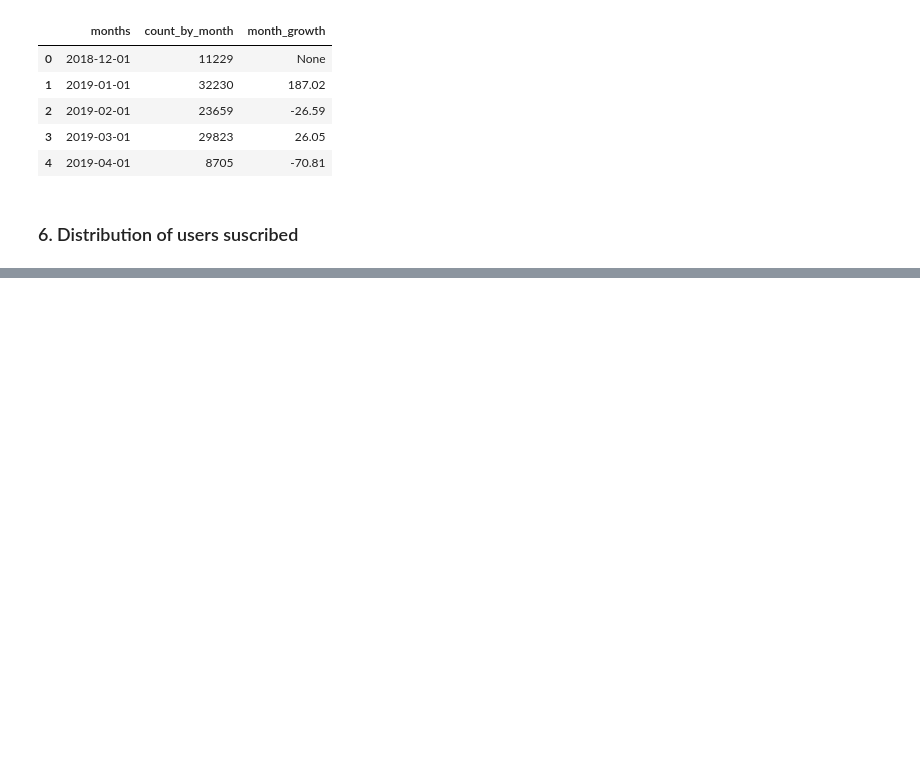
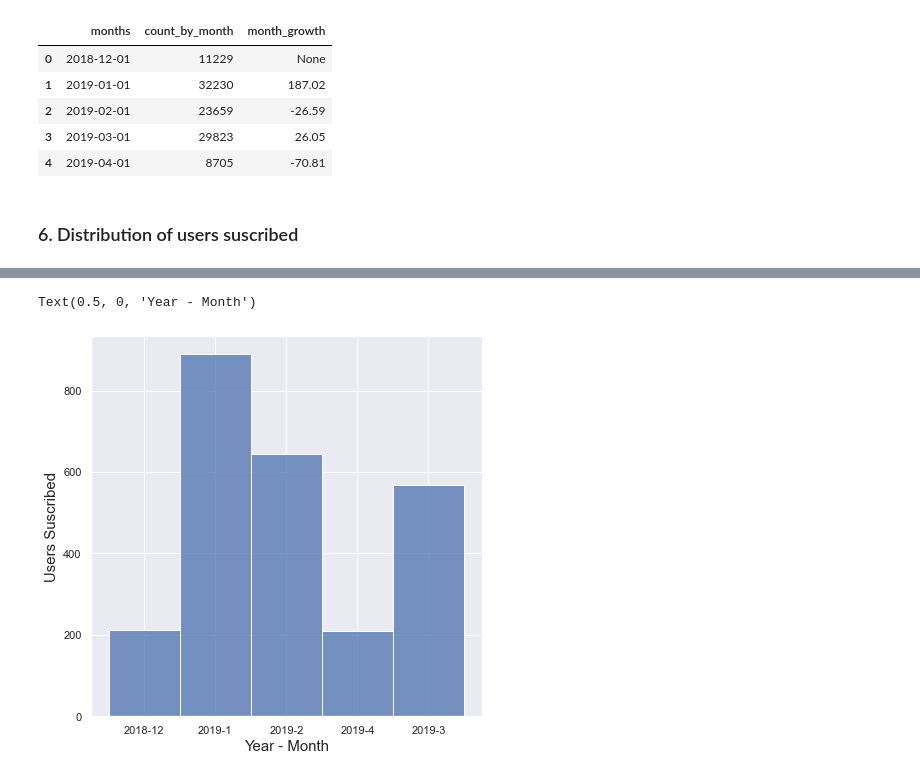
Before and after one commit to Luisehica/Audioplays_Dash, a Jupyter notebook: Database Analysis and Exploration.ipynb, the cells around one changed output, grey strips where cells are left out. Drawn from its saved outputs; the diff is of its cells as text; code cells hidden in the pictures; blank space fills up the shorter version.

Commit message:
Finished part I database analysis

```diff
--- a/Database Analysis and Exploration.ipynb
+++ b/Database Analysis and Exploration.ipynb
@@ -216,0 +213,19 @@ df_suscribed = runQuery("""
+# %%
+df_suscribed = runQuery("""
+    WITH users_suscribed AS (
+        SELECT id
+        FROM users
+        WHERE has_been_subscribed
+    ),
+    first_time_played(user_id, month_date) AS (
+        SELECT DISTINCT ap.user_id
+        , DATE_TRUNC('month', FIRST_VALUE(ap.created_at) OVER (PARTITION BY ap.user_id ORDER BY ap.created_at))::date
+        FROM audiobook_plays ap
+        INNER JOIN users_suscribed us
+        ON ap.user_id = us.id
+    )
+    SELECT CONCAT(DATE_PART('year', month_date), '-',DATE_PART('month', month_date)) AS month_year
+    FROM first_time_played
+    ;
+    """)
+df_suscribed.head()
@@ -216,0 +239,12 @@ df_suscribed = runQuery("""
+# %%
+import seaborn as sns
+import matplotlib.pyplot as plt
+sns.set_theme()
+
+dist, ax = plt.subplots(figsize = (7,7))
+ax = sns.histplot(df_suscribed, x='month_year')
+ax.set_ylabel('Users Suscribed', fontsize = 15)
+ax.set_xlabel('Year - Month', fontsize = 15)
+# %% [output]
+Text(0.5, 0, 'Year - Month')
+[figure, added]
```
Also changed, not shown: parts of 4 cells of this notebook, 5 other files.
